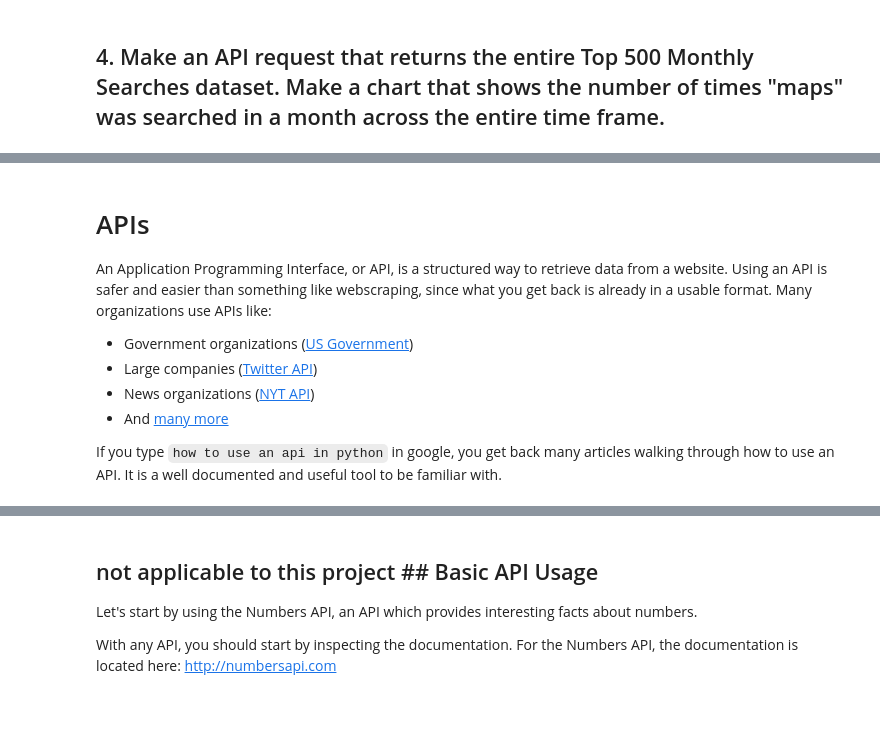
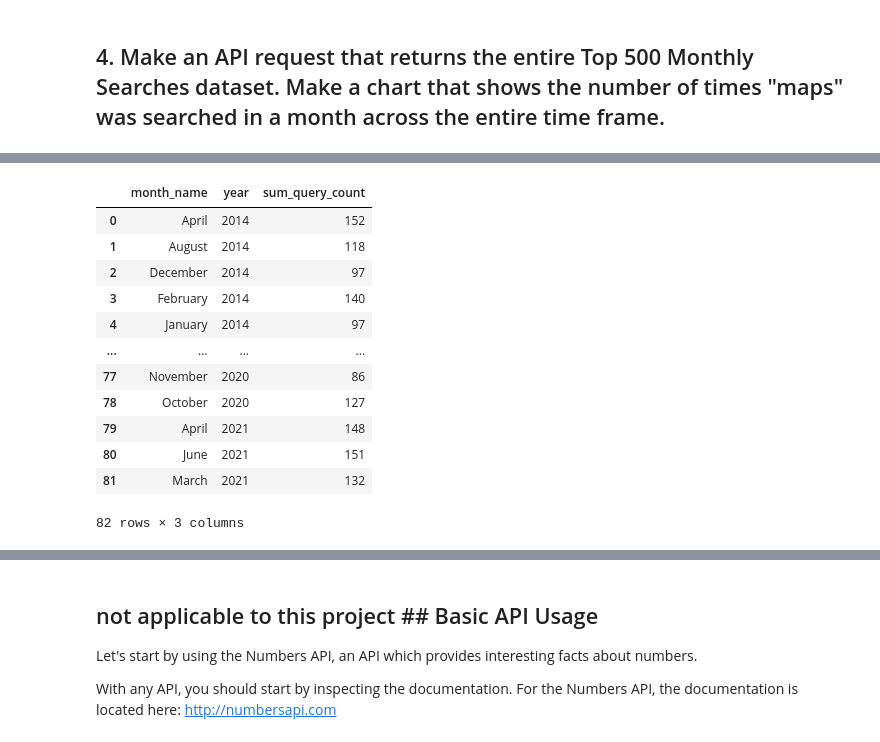
Before and after one commit to NSS-Data-Analytics-Cohort-6/socrata-api-scottschriver, a Jupyter notebook: Notebooks/NSS-Class-API-Top500.ipynb, the cells around one changed output, grey strips where cells are left out. Cells and saved outputs as stored; diff of their text form; code cells hidden in the pictures; blank space fills up the shorter version.

```diff
--- a/Notebooks/NSS-Class-API-Top500.ipynb
+++ b/Notebooks/NSS-Class-API-Top500.ipynb
@@ -125,10 +137,17 @@ results_count_maps
-# %% [markdown]
-# APIs
-
-An Application Programming Interface, or API, is a structured way to retrieve data from a website. Using an API is safer and easier than something like webscraping, since what you get back is already in a usable format. Many organizations use APIs like:
-- Government organizations ([US Government](https://www.data.gov/developers/apis))
-- Large companies ([Twitter API](https://developer.twitter.com/en/docs))
-- News organizations ([NYT API](https://developer.nytimes.com/))
-- And [many more](https://github.com/public-apis/public-apis)
-
-If you type `how to use an api in python` in google, you get back many articles walking through how to use an API. It is a well documented and useful tool to be familiar with.
+# %%
+maps_df = pd.DataFrame.from_records(results_count_maps)
+maps_df
+# %% [output]
+|  | month_name | year | sum_query_count |
+| 0 | April | 2014 | 152 |
+| 1 | August | 2014 | 118 |
+| 2 | December | 2014 | 97 |
+| 3 | February | 2014 | 140 |
+| 4 | January | 2014 | 97 |
+| ... | ... | ... | ... |
+| 77 | November | 2020 | 86 |
+| 78 | October | 2020 | 127 |
+| 79 | April | 2021 | 148 |
+| 80 | June | 2021 | 151 |
+| 81 | March | 2021 | 132 |
+82 rows × 3 columns
```
Also changed, not shown: parts of 101 cells of this notebook.
